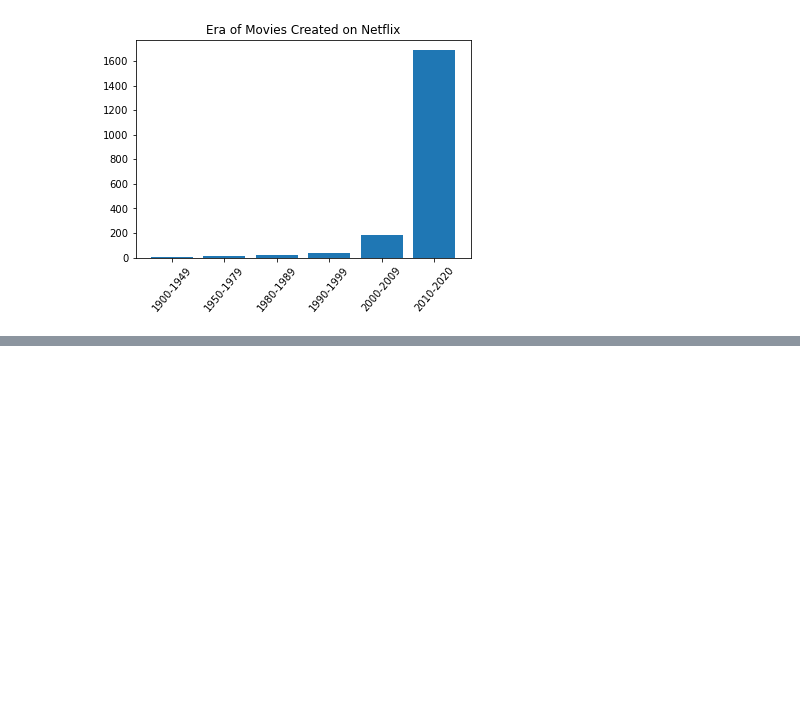
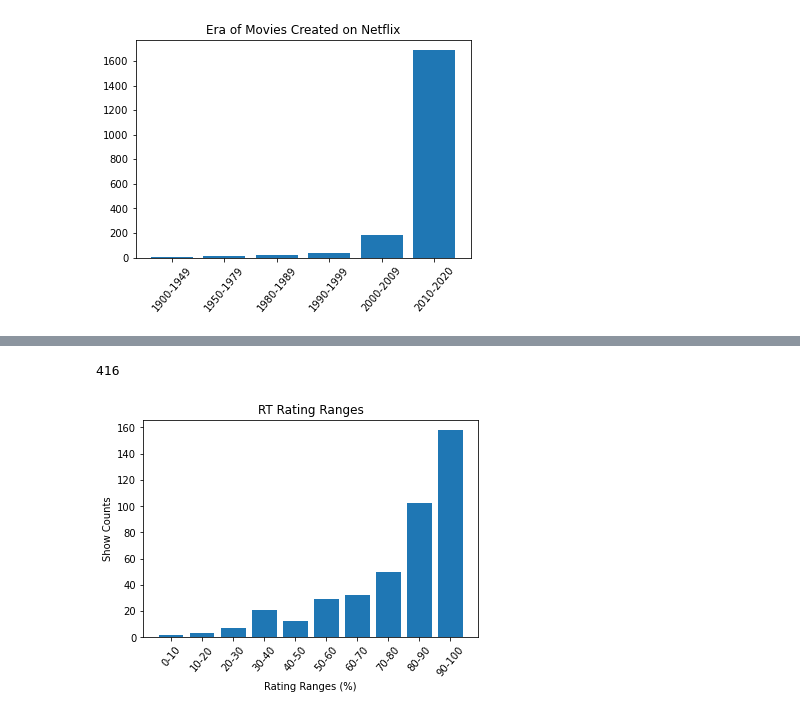
Before and after one commit to Tgreenhu/streaming-platform-analysis, a Jupyter notebook: netflix.ipynb, the cells around one changed output, grey strips where cells are left out. Saved outputs shown, nothing was run; the diff lists cells and outputs as text; code cells hidden in the pictures; blank space fills up the shorter version.

```diff
--- a/netflix.ipynb
+++ b/netflix.ipynb
@@ -143,0 +174,16 @@ plt.xticks(rotation=50);
+# %%
+# Rotten Tomatoes Rating Groups using bins
+bins3 = [0, 9, 19, 29, 39, 49, 59, 69, 79, 89, 100]
+groups3 = ['0-10', '10-20', '20-30', '30-40', '40-50', '50-60', '60-70', '70-80', '80-90', '90-100']
+netflix_df_dropped['RT Rating Ranges'] = pd.cut(netflix_df_dropped['RT'], bins3, labels=groups3)
+rt_rating_ranges = netflix_df_dropped.groupby('RT Rating Ranges')
+ranges3 = rt_rating_ranges['RT Rating Ranges'].count()
+plt.bar(groups3, ranges3);
+plt.title('RT Rating Ranges')
+plt.xlabel('Rating Ranges (%)')
+plt.ylabel('Show Counts')
+plt.xticks(rotation=50);
+ranges3.sum()
+# %% [output]
+416
+[figure, added]
```
Also changed, not shown: parts of 9 cells of this notebook.
